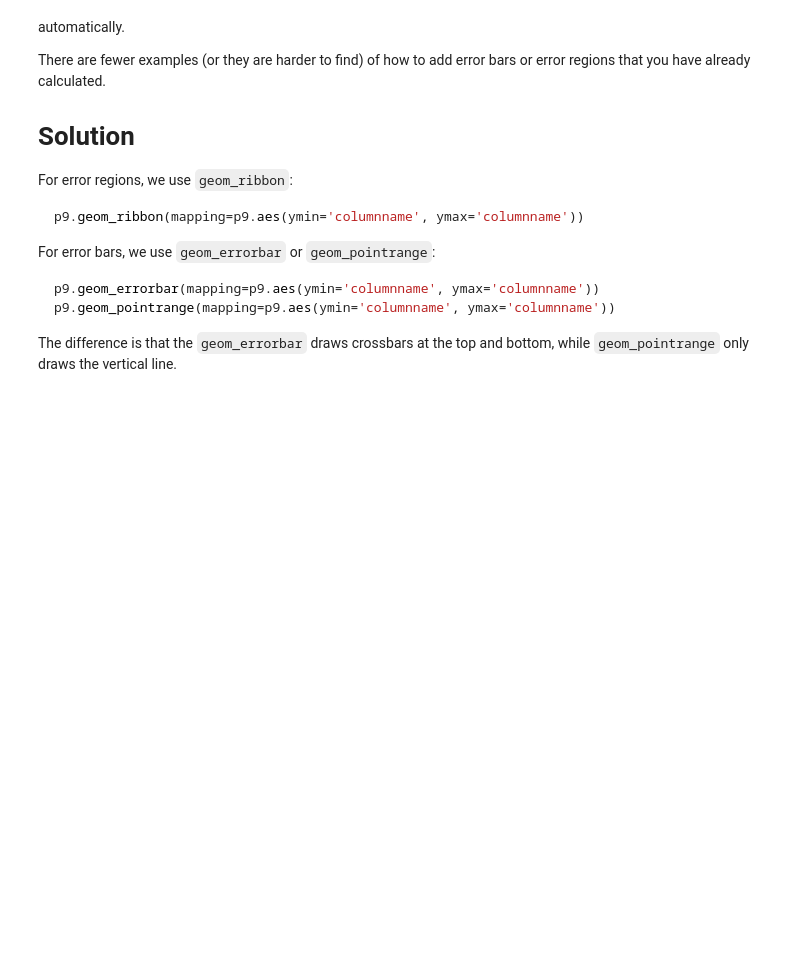
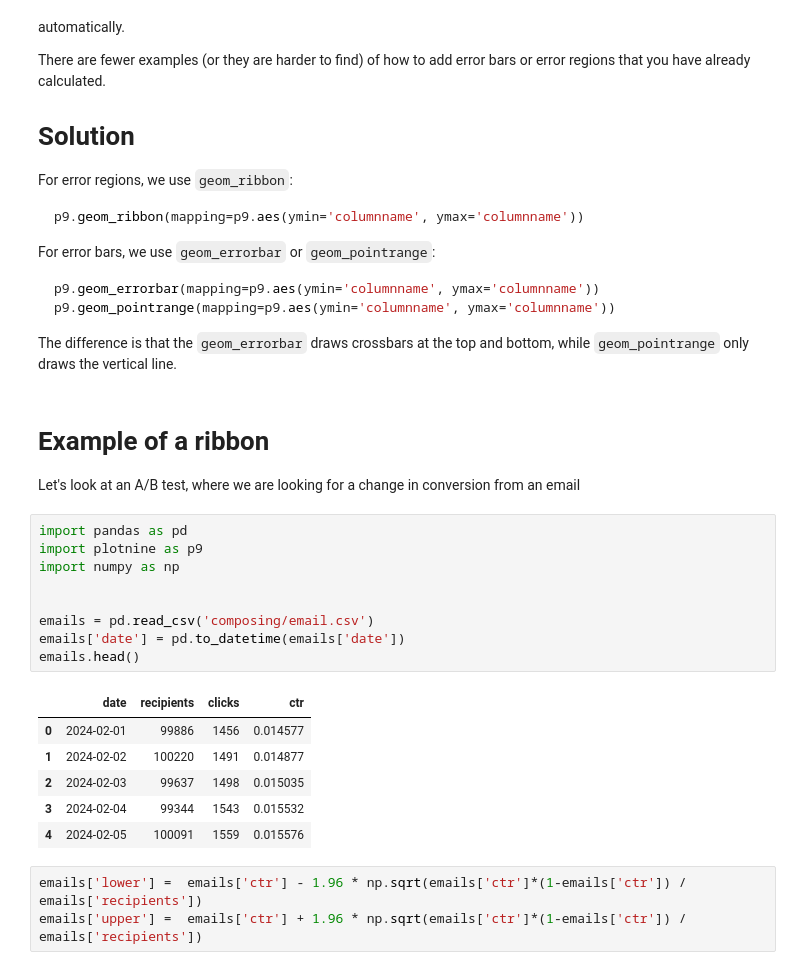
Before and after one commit to kiwidamien/p9, a Jupyter notebook: posts/ggplot2-tips/making-manual-error-bars.ipynb, the cells around one changed output. Drawn from its saved outputs; the diff is of its cells as text; blank space fills up the shorter version.

````diff
--- a/posts/ggplot2-tips/making-manual-error-bars.ipynb
+++ b/posts/ggplot2-tips/making-manual-error-bars.ipynb
@@ -28,3 +28,26 @@ p9.geom_pointrange(mapping=p9.aes(ymin='columnname', ymax='columnname'))
 ```
 
 The difference is that the `geom_errorbar` draws crossbars at the top and bottom, while `geom_pointrange` only draws the vertical line.
+# %% [markdown]
+# Example of a ribbon
+
+Let's look at an A/B test, where we are looking for a change in conversion from an email
+# %%
+import pandas as pd
+import plotnine as p9
+import numpy as np
+
+
+emails = pd.read_csv('composing/email.csv')
+emails['date'] = pd.to_datetime(emails['date'])
+emails.head()
+# %% [output]
+|  | date | recipients | clicks | ctr |
+| 0 | 2024-02-01 | 99886 | 1456 | 0.014577 |
+| 1 | 2024-02-02 | 100220 | 1491 | 0.014877 |
+| 2 | 2024-02-03 | 99637 | 1498 | 0.015035 |
+| 3 | 2024-02-04 | 99344 | 1543 | 0.015532 |
+| 4 | 2024-02-05 | 100091 | 1559 | 0.015576 |
+# %%
+emails['lower'] =  emails['ctr'] - 1.96 * np.sqrt(emails['ctr']*(1-emails['ctr']) / emails['recipients'])
+emails['upper'] =  emails['ctr'] + 1.96 * np.sqrt(emails['ctr']*(1-emails['ctr']) / emails['recipients'])
````
Also changed, not shown: parts of 4 cells of this notebook, 36 other files.
